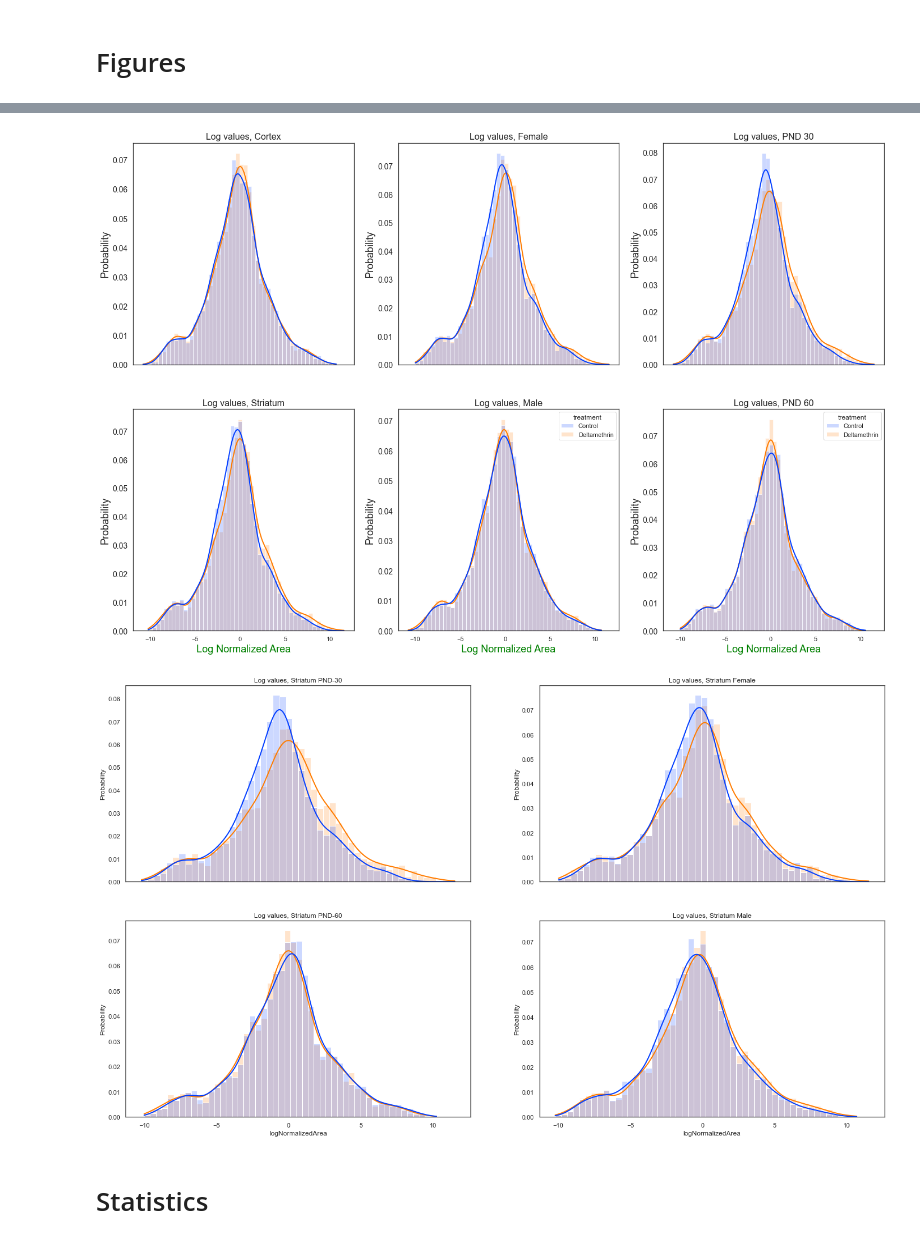
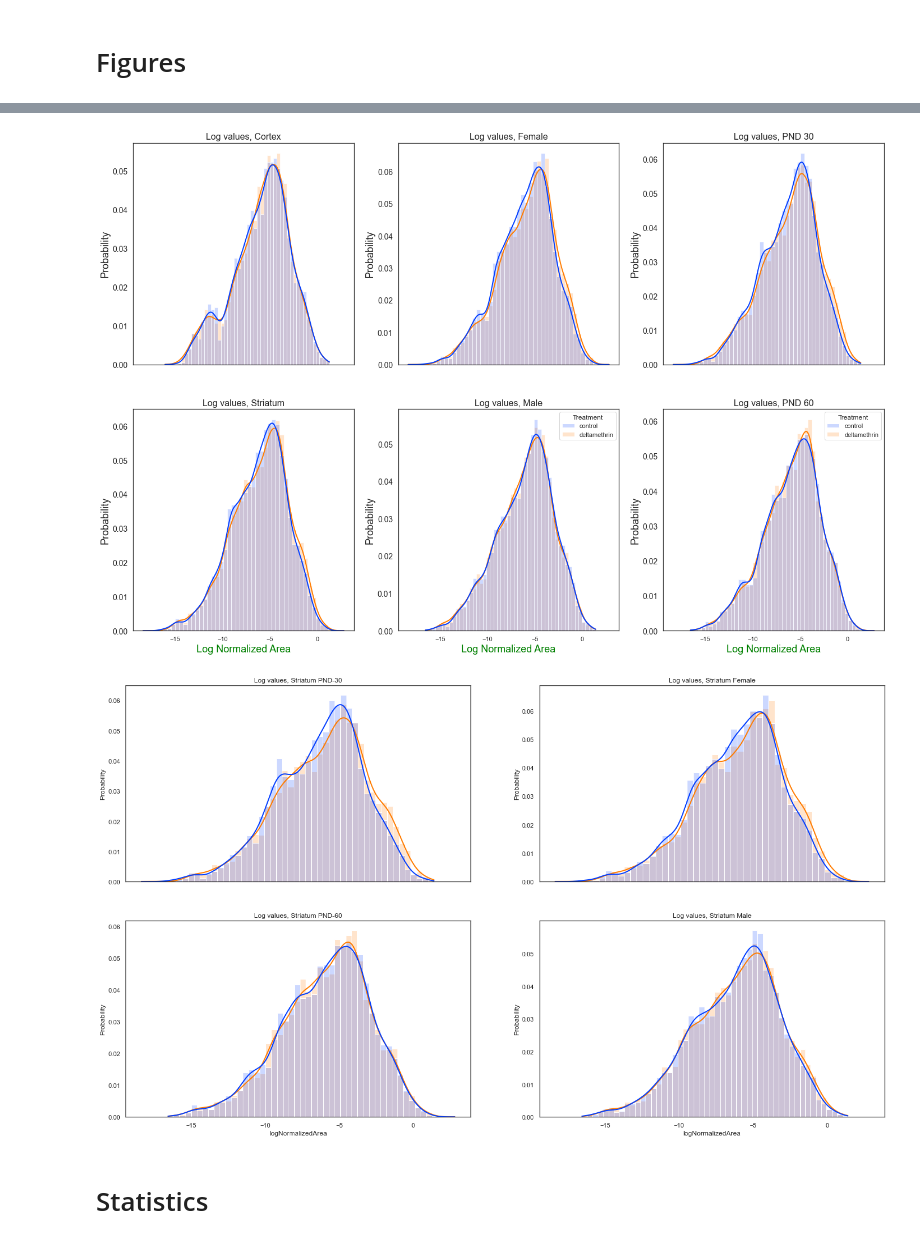
Before and after one commit to Ivan2nn/Lypidomics2, a Jupyter notebook: analysis-normalized-area.ipynb, the cells around one changed output, grey strips where cells are left out. Cells and saved outputs as stored; diff of their text form; code cells hidden in the pictures.

```diff
--- a/analysis-normalized-area.ipynb
+++ b/analysis-normalized-area.ipynb
@@ -36,8 +43,10 @@ data.head()
 # Manipulate data
 # %% [markdown]
 Extract log value of the target variable
-# %%
-columns_to_transform = ['normalizedArea','areaRatio']
-
-for c in columns_to_transform:
-    data['log'+c[0].capitalize()+c[1:]] = data[c].apply(lambda x: np.log(x))
+# %%
+columns_to_log_transform = ['Normalized Peak Area (Peak Area of Lipid Species / (Peak Area of Internal Standard * Tissue Weight))']
+
+for c in columns_to_log_transform:
+    data['log'+c[0].capitalize()+c[1:]] = data[c].apply(lambda x: np.log(x))
+
+data.rename(columns= {'Tissue Type':'TissueType','logNormalized Peak Area (Peak Area of Lipid Species / (Peak Area of Internal Standard * Tissue Weight))':'logNormalizedArea'}, inplace=True)
@@ -44,6 +55,10 @@ for c in columns_to_transform:
+# %%
+def classify_date(input_date):
+    if input_date == '09/2021':
+        return 1
+    else:
+        return 2
+
+data['dateId'] = data['Sample Submission Date'].apply(lambda x: classify_date(x))
 # %% [markdown]
 Drop NaN
-# %%
-print(f'Number of points before NaN removal: {data.shape[0]}')
-data.dropna(axis=0, subset=['normalizedArea'], inplace=True)
-print(f'Number of after before NaN removal: {data.shape[0]}')
@@ -100,31 +109,31 @@ opt = {'bins': 50, 'alpha': 0.2, 'palette': 'bright',
         'stat': 'probability', 'kde': True,
         'line_kws': {'lw': 2}, 'common_norm': False}
 
-sns.histplot(data=data[data['tissue'] == 'Cortex'], x='logNormalizedArea', hue='treatment', ax=ax[0,0], legend=False, **opt)
+sns.histplot(data=data[data['TissueType'] == 'cortex'], x='logNormalizedArea', hue='Treatment', ax=ax[0,0], legend=False, **opt)
 ax[0,0].set_title('Log values, Cortex', fontsize=16)
 ax[0,0].set_ylabel('Probability', fontsize=18)
 ax[0,0].tick_params(axis='y', labelsize=14)
-sns.histplot(data=data[data['tissue'] == 'Striatum'], x='logNormalizedArea', hue='treatment', ax=ax[1,0], legend=False, **opt)
+sns.histplot(data=data[data['TissueType'] == 'striatum'], x='logNormalizedArea', hue='Treatment', ax=ax[1,0], legend=False, **opt)
 ax[1,0].set_title('Log values, Striatum', fontsize=16)
 ax[1,0].set_xlabel('Log Normalized Area', fontsize=18, color='green')
 ax[1,0].set_ylabel('Probability', fontsize=18)
 ax[1,0].tick_params(axis='y', labelsize=14)
 
-sns.histplot(data=data[data['gender'] == 'Female'], x='logNormalizedArea', hue='treatment', ax=ax[0,1], legend=False, **opt)
+sns.histplot(data=data[data['Sex'] == 'F'], x='logNormalizedArea', hue='Treatment', ax=ax[0,1], legend=False, **opt)
 ax[0,1].set_title('Log values, Female', fontsize=16)
 ax[0,1].set_ylabel('Probability', fontsize=18)
 ax[0,1].tick_params(axis='y', labelsize=14)
-sns.histplot(data=data[data['gender'] == 'Male'], x='logNormalizedArea', hue='treatment', ax=ax[1,1], legend=True, **opt)
+sns.histplot(data=data[data['Sex'] == 'M'], x='logNormalizedArea', hue='Treatment', ax=ax[1,1], legend=True, **opt)
 ax[1,1].set_title('Log values, Male', fontsize=16)
 ax[1,1].set_xlabel('Log Normalized Area', fontsize=18, color='green')
 ax[1,1].set_ylabel('Probability', fontsize=18)
 ax[1,1].tick_params(axis='y', labelsize=14)
 
-sns.histplot(data=data[data['pnd'] == 30], x='logNormalizedArea', hue='treatment', ax=ax[0,2], legend=False, **opt)
+sns.histplot(data=data[data['PND'] == 30], x='logNormalizedArea', hue='Treatment', ax=ax[0,2], legend=False, **opt)
 ax[0,2].set_title('Log values, PND 30', fontsize=16)
 ax[0,2].set_ylabel('Probability', fontsize=18)
 ax[0,2].tick_params(axis='y', labelsize=14)
-sns.histplot(data=data[data['pnd'] == 60], x='logNormalizedArea', hue='treatment', ax=ax[1,2], legend=True, **opt)
+sns.histplot(data=data[data['PND'] == 60], x='logNormalizedArea', hue='Treatment', ax=ax[1,2], legend=True, **opt)
 ax[1,2].set_title('Log values, PND 60', fontsize=16)
 ax[1,2].set_xlabel('Log Normalized Area', fontsize=18, color='green')
 ax[1,2].set_ylabel('Probability', fontsize=18)
@@ -134,31 +143,31 @@ fig.savefig(os.path.join(data_path,"distribution-3cases.png"), format='png', fac
 
 plt.show()
 # %% [output]
-[figure, old version]
+[figure, new version]
 # %%
 sns.set_style('white')
 
 fig, ax = plt.subplots(2, 2, sharex=True, figsize=(24,14))
 
 opt = {'bins': 50, 'alpha': 0.2, 'palette': 'bright',
         'stat': 'probability', 'kde': True,
         'line_kws': {'lw': 2}, 'common_norm': False}
 
-sns.histplot(data=data[(data['tissue'] == 'Striatum') & (data['pnd'] == 30)], x='logNormalizedArea', hue='treatment', ax=ax[0,0], legend=False, **opt)
+sns.histplot(data=data[(data['TissueType'] == 'striatum') & (data['PND'] == 30)], x='logNormalizedArea', hue='Treatment', ax=ax[0,0], legend=False, **opt)
 ax[0,0].set_title('Log values, Striatum PND-30')
-sns.histplot(data=data[(data['tissue'] == 'Striatum') & (data['pnd'] == 60)], x='logNormalizedArea', hue='treatment', ax=ax[1,0], legend=False, **opt)
+sns.histplot(data=data[(data['TissueType'] == 'striatum') & (data['PND'] == 60)], x='logNormalizedArea', hue='Treatment', ax=ax[1,0], legend=False, **opt)
 ax[1,0].set_title('Log values, Striatum PND-60')
 
-sns.histplot(data=data[(data['tissue'] == 'Striatum') & (data['gender'] == 'Female')], x='logNormalizedArea', hue='treatment', ax=ax[0,1], legend=False, **opt)
+sns.histplot(data=data[(data['TissueType'] == 'striatum') & (data['Sex'] == 'F')], x='logNormalizedArea', hue='Treatment', ax=ax[0,1], legend=False, **opt)
 ax[0,1].set_title('Log values, Striatum Female')
-sns.histplot(data=data[(data['tissue'] == 'Striatum') & (data['gender'] == 'Male')], x='logNormalizedArea', hue='treatment', ax=ax[1,1], legend=False, **opt)
+sns.histplot(data=data[(data['TissueType'] == 'striatum') & (data['Sex'] == 'M')], x='logNormalizedArea', hue='Treatment', ax=ax[1,1], legend=False, **opt)
 ax[1,1].set_title('Log values, Striatum Male')
 
 fig.savefig(os.path.join(data_path,"distribution-Striatum-2cases.svg"), format='svg', facecolor='w')
 
 plt.show()
 # %% [output]
-[figure, old version]
+[figure, new version]
 # %% [markdown]
 # Statistics
 # %% [markdown]
```
Also changed, not shown: parts of 30 cells of this notebook, 4 other files.
